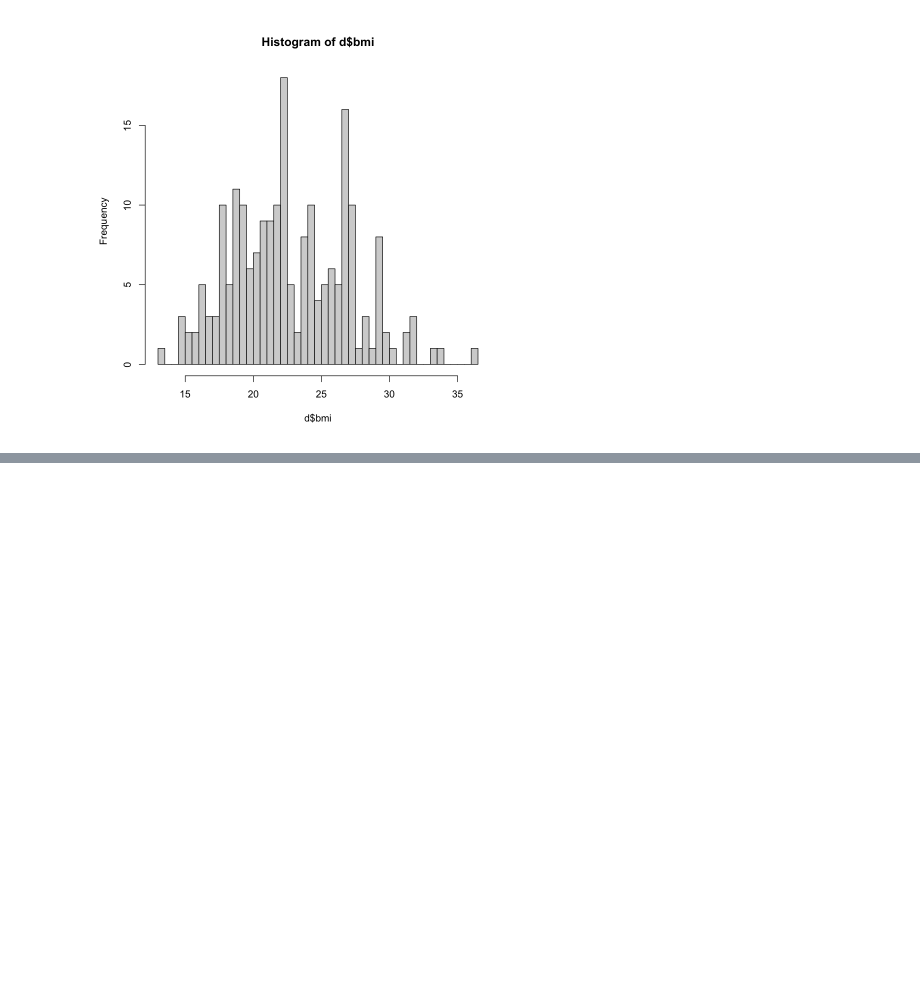
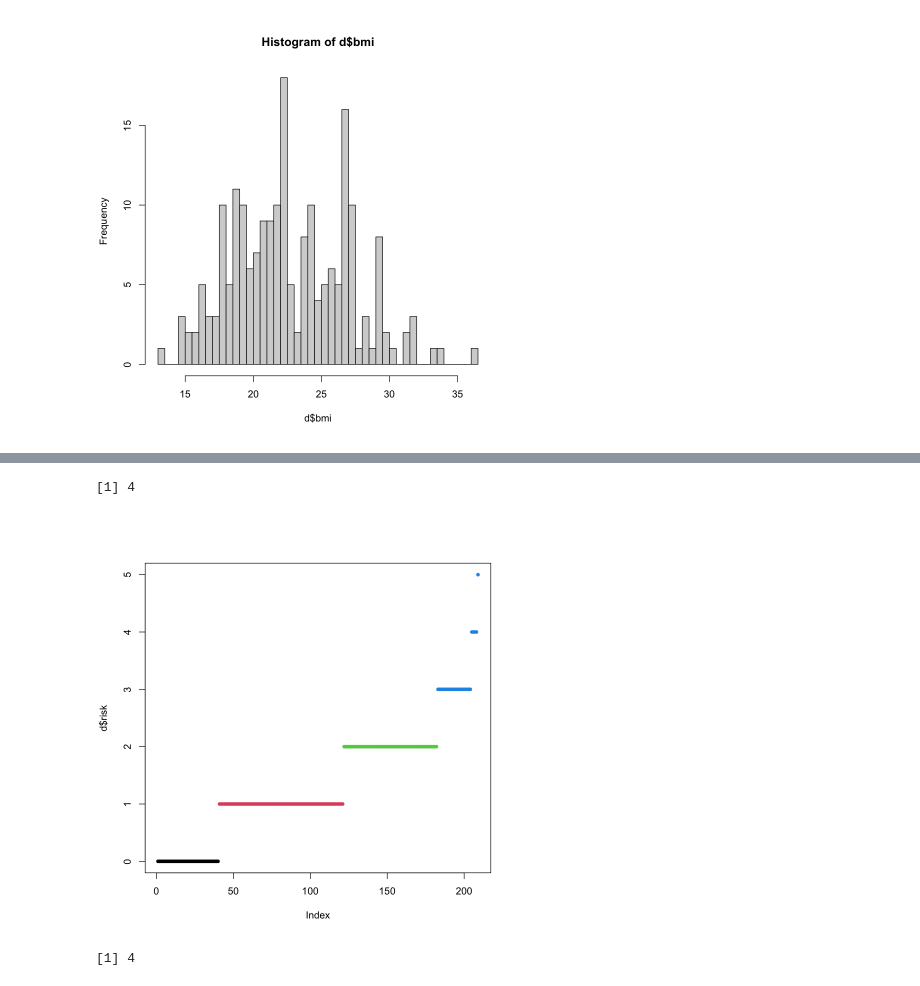
Before and after one commit to JulieLasry/Statistiques_article, a Jupyter notebook: Stats_article.ipynb, the cells around one changed output, grey strips where cells are left out. Cells and saved outputs as stored; diff of their text form; code cells hidden in the pictures; blank space fills up the shorter version.

```diff
--- a/Stats_article.ipynb
+++ b/Stats_article.ipynb
@@ -25,0 +53,2 @@ hist(d$bmi, nclass=50)
+# %%
+d.k5 <- kmeans(d$risk, centers=5)
@@ -25,0 +87,10 @@ hist(d$bmi, nclass=50)
+# %%
+d.mc<- Mclust(d$risk, G=3:7)
+# %%
+d.mc$G
+# %% [output]
+[1] 4
+# %%
+plot(x=d$risk, pch=20, col = d.mc$classification)
+# %% [output]
+[figure, added]
@@ -25,0 +99,4 @@ hist(d$bmi, nclass=50)
+# %%
+d.mc.b$G
+# %% [output]
+[1] 4
```
Also changed, not shown: parts of 17 cells of this notebook, 1 other file.
